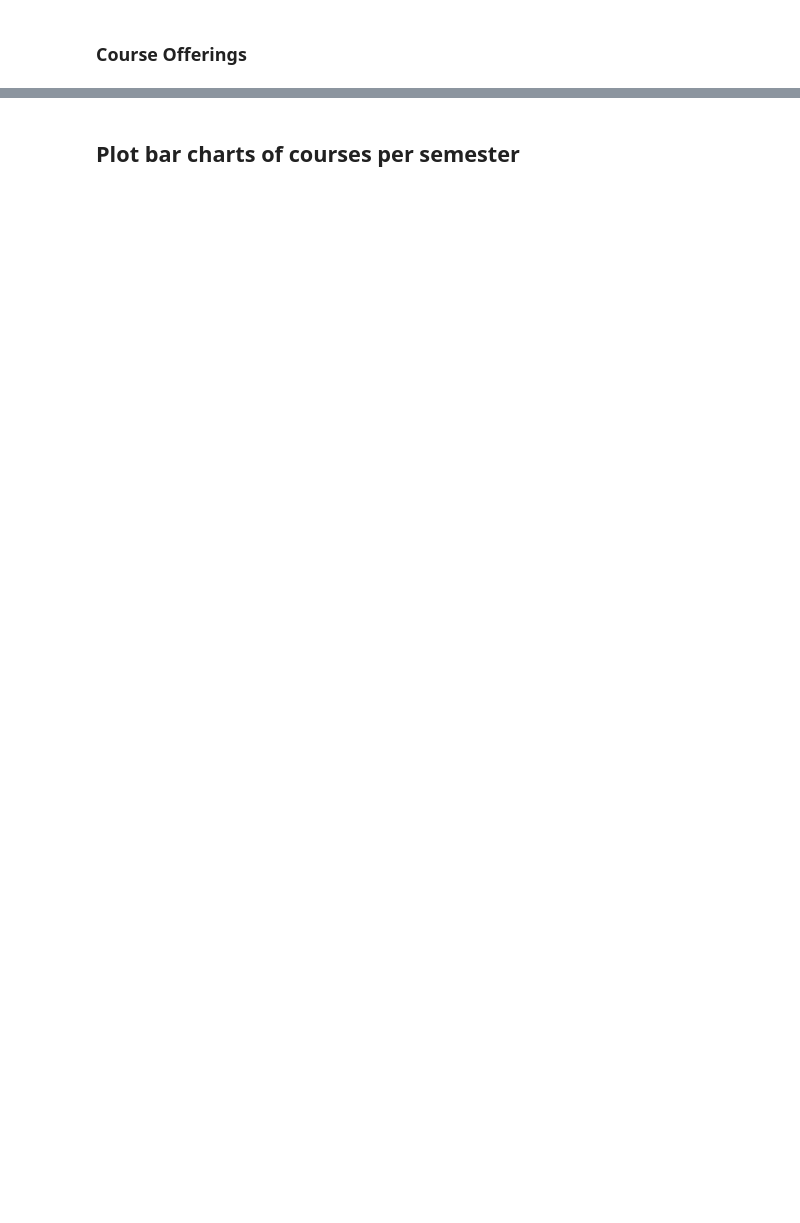
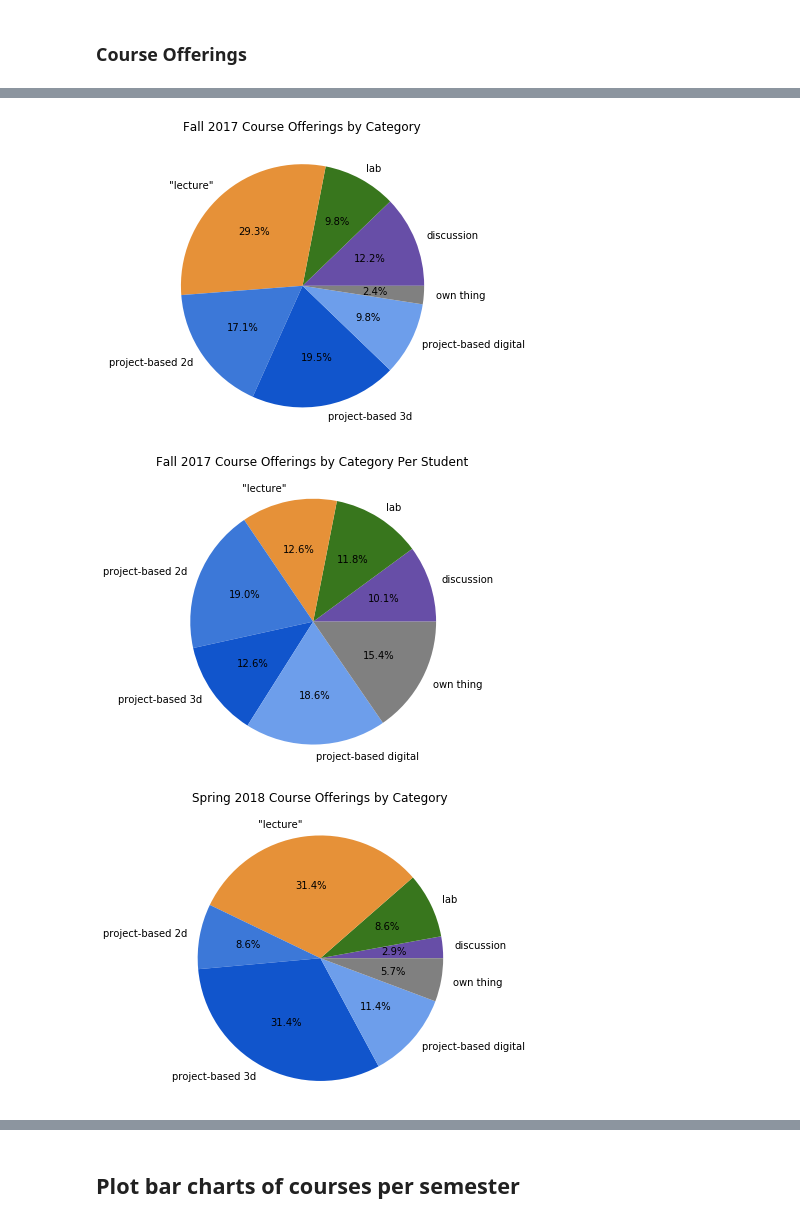
Before and after one commit to newsch/acreboot, a Jupyter notebook: ad-astra.ipynb, the cells around one changed output, grey strips where cells are left out. Saved outputs shown, nothing was run; the diff lists cells and outputs as text; code cells hidden in the pictures; blank space fills up the shorter version.

```diff
--- a/ad-astra.ipynb
+++ b/ad-astra.ipynb
@@ -115,4 +192,5 @@ for name, data in footprints:
 ### Course Offerings
 # %%
 agg_by_course = lambda a: a.groupby('Primary Category', as_index=False)['Course/Customer'].agg('count')
-agg_by_course(fa17footprint)
+agg_by_course_normed = lambda a: a.groupby('Primary Category', as_index=False).agg({'Course/Customer':['count'],
+                         'Registered Students':'sum'})
@@ -121,13 +212,25 @@ agg_by_course(sp18footprint)
 # %%
 for name, data in footprints:
-    fig = plt.figure(figsize=(7,5))
-    plt.title(name+' Course Offerings by Category', y=1.05)
-    cat_totals = agg_by_course(data[data['Primary Category'] != 'NOT IN AC'])
+    for normed in [False, True]:
+        fig = plt.figure(figsize=(7,5))
+        if normed:
+            plt.title(name+' Course Offerings by Category Per Student', y=1.05)
+            cat_totals = agg_by_course_normed(data[data['Primary Category'] != 'NOT IN AC'])
+            # Had to multiply by 100 here to prevent pie plotting from interpreting decimals
+            pie_data = cat_totals['Course/Customer']['count'] / cat_totals['Registered Students']['sum'] * 100
+        else:
+            plt.title(name+' Course Offerings by Category', y=1.05)
+            cat_totals = agg_by_course(data[data['Primary Category'] != 'NOT IN AC'])
+            pie_data = cat_totals['Course/Customer']
 
-    adastra.plot_pie(
-        cat_totals['Course/Customer'],
-        labels=[category_names.get(category, category) for category in cat_totals['Primary Category']],
-        colors=[category_colors.get(category, 'grey') for category in cat_totals['Primary Category']],
-        fig=fig
-    )
-    plt.savefig('figs/'+name.lower().strip(' ')+'_offerings'+'.eps')
+        adastra.plot_pie(
+            pie_data,
+            labels=[category_names.get(category, category) for category in cat_totals['Primary Category']],
+            colors=[category_colors.get(category, 'grey') for category in cat_totals['Primary Category']],
+            fig=fig
+        )
+        plt.savefig('figs/'+name.lower().strip(' ')+'_offerings'+'.eps')
+# %% [output]
+[figure, added]
+[figure, added]
+[figure, added]
```
Also changed, not shown: parts of 16 cells of this notebook, 1 other file.
